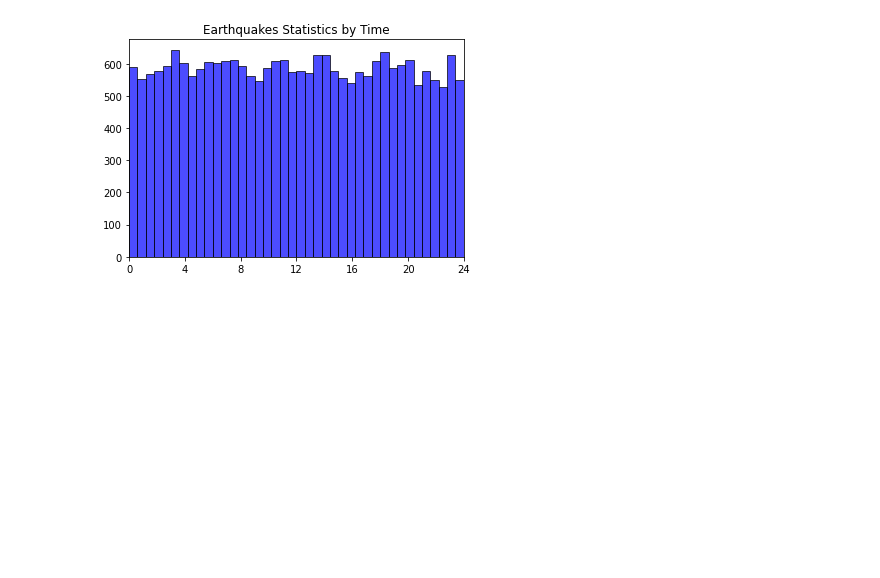
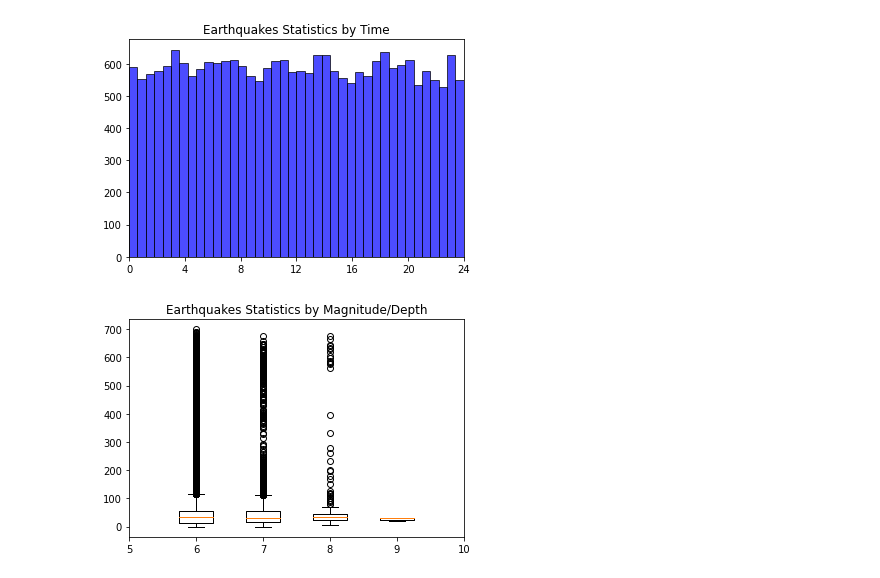
Before and after one commit to SeanLi-OI/Earthquake-Statistics, a Jupyter notebook: Earthquakes.ipynb, the cells around one changed output. Saved outputs shown, nothing was run; the diff lists cells and outputs as text; code cells hidden in the pictures; blank space fills up the shorter version.

```diff
--- a/Earthquakes.ipynb
+++ b/Earthquakes.ipynb
@@ -148,3 +146,24 @@ plt.savefig('eq_time.png')
 plt.show()
 # %% [output]
 [figure]
+# %%
+import matplotlib.pyplot as plt
+import numpy as np
+import matplotlib
+import pandas as pd
+
+df = pd.read_csv('database.csv')
+
+data=[[] for i in range(11)]
+
+for row in df.iterrows():
+  row=row[1]
+  data[int(float(row['Magnitude'])+0.5)-1].append(float(row['Depth']))
+ax = plt.subplot()
+ax.boxplot(data)
+plt.xlim(5,10)
+plt.title("Earthquakes Statistics by Magnitude/Depth")
+plt.savefig('eq_magn_depth.png')
+plt.show()
+# %% [output]
+[figure, added]
```
Also changed, not shown: parts of 3 cells of this notebook.
